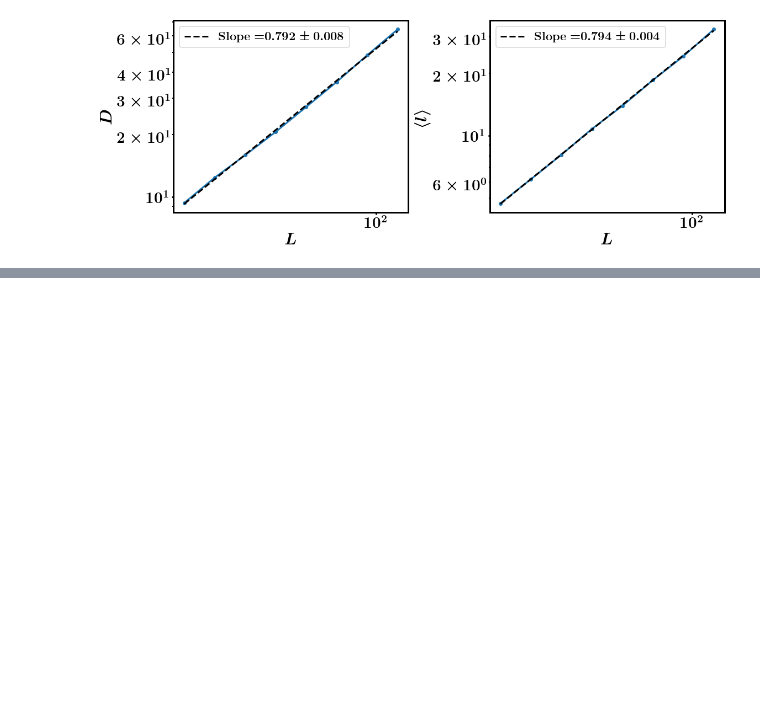
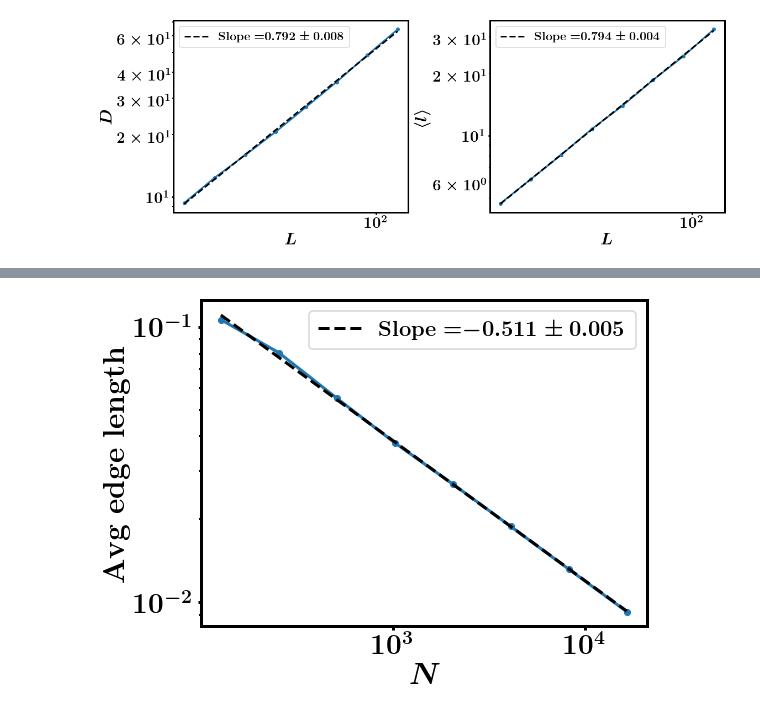
Before and after one commit to nahuelalmeira/dismantlingScaling, a Jupyter notebook: python/Spatial_nets_properties.ipynb, the cells around one changed output, grey strips where cells are left out. Drawn from its saved outputs; the diff is of its cells as text; code cells hidden in the pictures; blank space fills up the shorter version.

```diff
--- a/python/Spatial_nets_properties.ipynb
+++ b/python/Spatial_nets_properties.ipynb
@@ -92,3 +92,21 @@ plt.savefig(fig_name + '.pdf')
 plt.show()
 # %% [output]
 [figure]
+# %%
+its = 1
+ew_dict = {}
+# %%
+N_values = [128, 256, 512, 1024, 2048, 4096, 8192, 16384]
+for N in N_values:
+    print(N)
+    if N in ew_dict:
+        continue
+    edge_weights = []
+    for it in range(its):
+        g = create_proximity_graph('DT', N=N)
+        positions = g.vs['position']
+        for e in g.es():
+            s, t = e.tuple
+            edge_weights.append(distance(s, t, positions))
+    edge_weights = np.array(edge_weights)
+    ew_dict[N] = edge_weights
@@ -94,0 +122,26 @@ plt.show()
+# %%
+w_mean = np.zeros(len(N_values))
+for i, N in enumerate(N_values):
+    w_mean[i] = ew_dict[N].mean()
+
+X = N_values
+Y = w_mean
+
+fig, ax = plt.subplots(figsize=(8,6))
+
+ax.set_xlabel(r'$N$')
+ax.set_ylabel(r'$\mathrm{Avg\;edge\;length}$')
+ax.set_xscale('log')
+ax.set_yscale('log')
+
+ax.plot(X, Y, '-o')
+
+Y_pred, slope, y_err = getLinearReg(X, Y)
+c = Y[0] / X[0]**slope
+label = r'$\mathrm{Slope} = $' + r'${{{:.3f}}}\pm{{{:.3f}}}$'.format(slope, y_err)
+ax.plot(X, Y_pred, '--', color='k', label=label)
+ax.legend(fontsize=22)
+
+plt.show()
+# %% [output]
+[figure, added]
```
Also changed, not shown: parts of 6 cells of this notebook, 10 other files.
